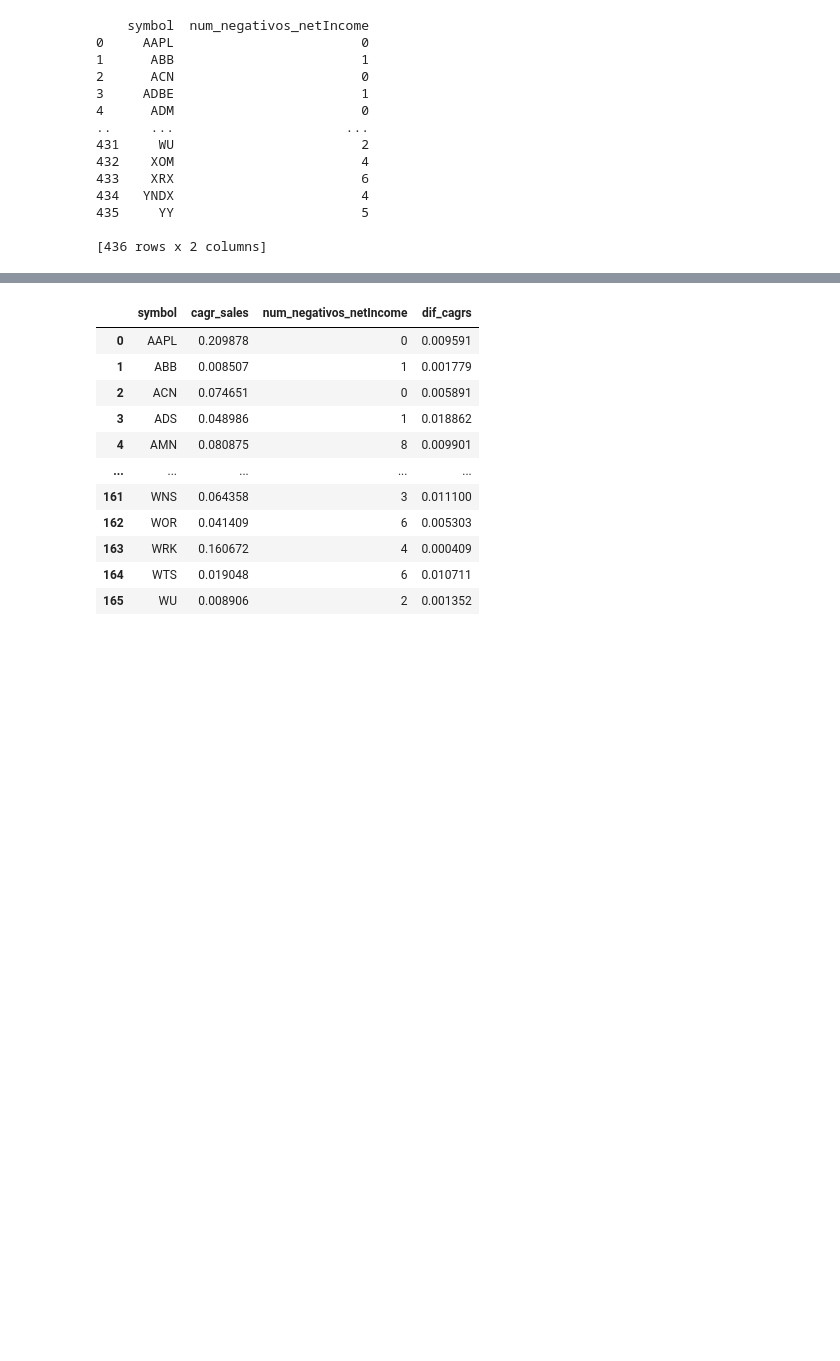
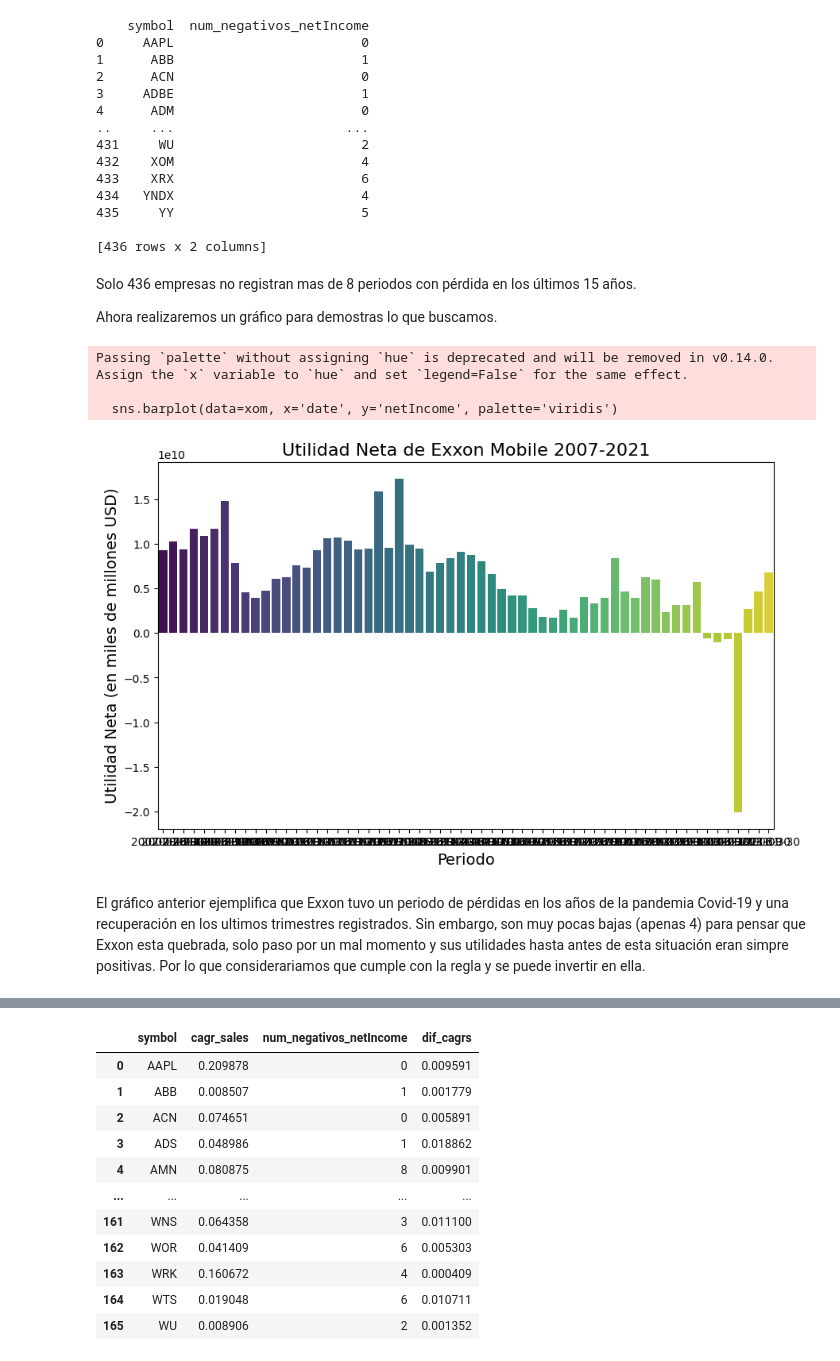
Before and after one commit to ProfesorCamacho/Analisis_Estados_Financieros, a Jupyter notebook: Analisis_de_estados_financieros.ipynb, the cells around one changed output, grey strips where cells are left out. Cells and saved outputs as stored; diff of their text form; code cells hidden in the pictures; blank space fills up the shorter version.

```diff
--- a/Analisis_de_estados_financieros.ipynb
+++ b/Analisis_de_estados_financieros.ipynb
@@ -142,4 +197,30 @@ print(mun_negativos)
 435     YY                        5
 
 [436 rows x 2 columns]
+# %% [markdown]
+Solo 436 empresas no registran mas de 8 periodos con pérdida en los últimos 15 años.
+
+Ahora realizaremos un gráfico para demostras lo que buscamos.
+# %%
+# Filtrar para una empresa
+xom = empresas_interes[empresas_interes['symbol'] == 'XOM']
+
+# Crear el gráfico de barras
+plt.figure(figsize=(10, 6))
+sns.barplot(data=xom, x='date', y='netIncome', palette='viridis')
+
+# Añadir títulos y etiquetas
+plt.title('Utilidad Neta de Exxon Mobile 2007-2021', fontsize=16)
+plt.xlabel('Periodo', fontsize=14)
+plt.ylabel('Utilidad Neta (en miles de millones USD)', fontsize=14)
+
+# Mostrar el gráfico
+plt.show()
+# %% [output]
+Passing `palette` without assigning `hue` is deprecated and will be removed in v0.14.0. Assign the `x` variable to `hue` and set `legend=False` for the same effect.
+
+  sns.barplot(data=xom, x='date', y='netIncome', palette='viridis')
+[figure, added]
+# %% [markdown]
+El gráfico anterior ejemplifica que Exxon tuvo un periodo de pérdidas en los años de la pandemia Covid-19 y una recuperación en los ultimos trimestres registrados. Sin embargo, son muy pocas bajas (apenas 4) para pensar que Exxon esta quebrada, solo paso por un mal momento y sus utilidades hasta antes de esta situación eran simpre positivas. Por lo que considerariamos que cumple con la regla y se puede invertir en ella.
 # %% [markdown]
```
Also changed, not shown: parts of 21 cells of this notebook.
